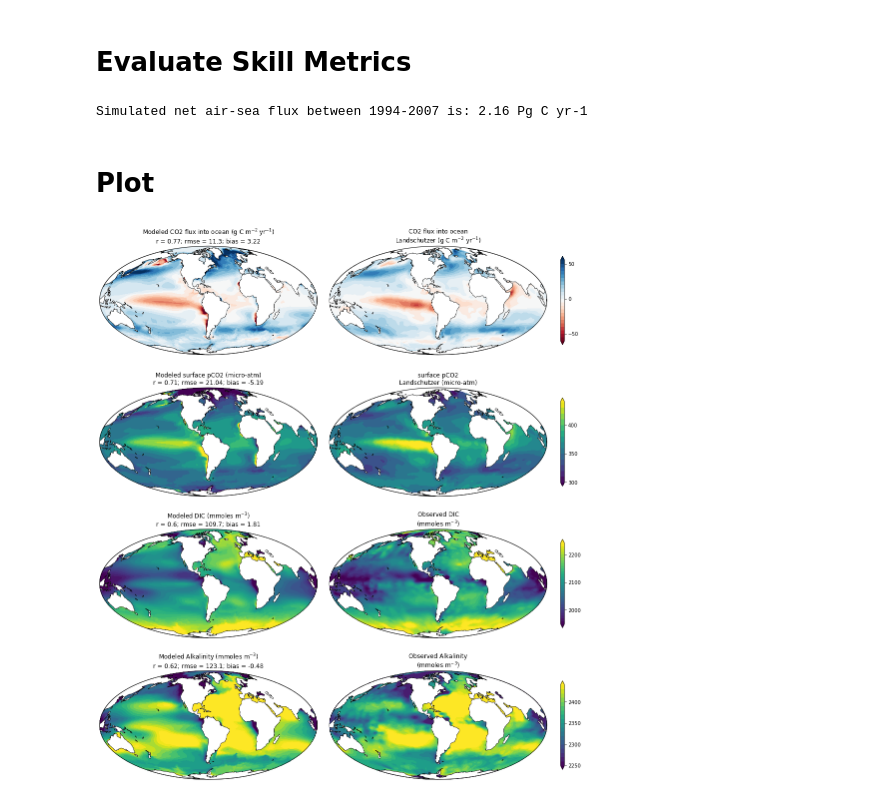
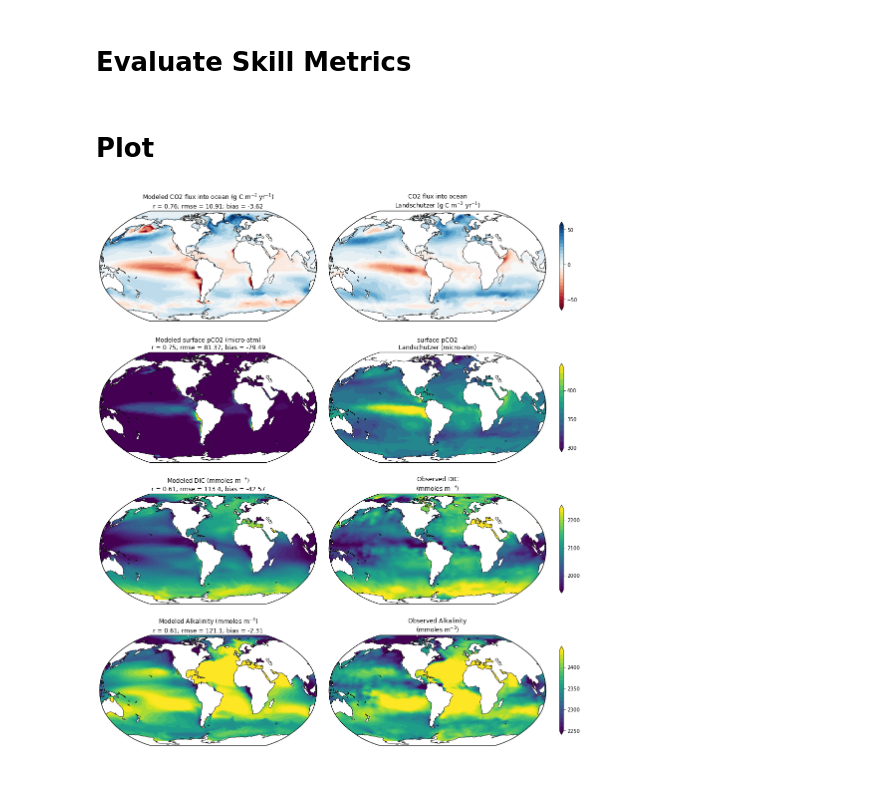
Before and after one commit to jessluo/COBALT_diagnostics, a Jupyter notebook: notebooks/Fig4_sfc_co2alk.ipynb, the cells around one changed output. Cells and saved outputs as stored; diff of their text form; code cells hidden in the pictures.

```diff
--- a/notebooks/Fig4_sfc_co2alk.ipynb
+++ b/notebooks/Fig4_sfc_co2alk.ipynb
@@ -17,13 +17,22 @@ import warnings
 warnings.filterwarnings('ignore')
 # %% [markdown]
 # Generate Paths
+# %%
+#expt = 'historical'
+expt = 'piControl'
 # %%
-file_path = '/archive/oar.gfdl.cmip6/ESM4/DECK/ESM4_historical_D1/gfdl.ncrc4-intel16-prod-openmp/pp'
+if expt=='historical':
+    file_path = '/archive/oar.gfdl.cmip6/ESM4/DECK/ESM4_historical_D1/gfdl.ncrc4-intel16-prod-openmp/pp'
+    years = ['1990-1994', '1995-1999', '2000-2004', '2005-2009', '2010-2014']
+
+if expt=='piControl':
+    file_path = '/archive/oar.gfdl.cmip6/ESM4/DECK/ESM4_piControl_D/gfdl.ncrc4-intel16-prod-openmp/pp'
+    years = ['0476-0480', '0481-0485', '0486-0490', '0491-0495', '0496-0500']
+
 diagType1 = 'ocean_cobalt_omip_tracers_year_z'
 diagType2 = 'ocean_cobalt_omip_2d'
 
 num_years = 25
-years = ['1990-1994', '1995-1999', '2000-2004', '2005-2009', '2010-2014']
 # %%
 # using python's list comprehension and path/string join method to put together the appropriate paths
 dot = '.'
@@ -54,5 +63,5 @@ fgco2_files = [dot.join([fgco2_file_prefix + diagType2, yy, fgco2_var, 'nc']) fo
 # %%
-grid_file = '/archive/oar.gfdl.cmip6/ESM4/DECK/ESM4_historical_D1/gfdl.ncrc4-intel16-prod-openmp/pp/ocean_annual/ocean_annual.static.nc'
+grid_file = file_path + '/ocean_annual/ocean_annual.static.nc'
 grid = xr.open_dataset(grid_file)
 # %% [markdown]
 # Read in Data
@@ -163,3 +170,10 @@ For Gruber comparison, selecting from 1994 to 2007
+# %%
+if expt=='piControl':
+    ds_dic = ds_dic.mean(dim='time')
+    ds_talk = ds_talk.mean(dim='time')
+    ds_ph = ds_ph.mean(dim='time')
+    ds_spco2 = ds_spco2.mean(dim='time')
+    ds_fgco2 = ds_fgco2.mean(dim='time')
 # %% [markdown]
 # Evaluate Skill Metrics
 # %%
@@ -258,7 +272,5 @@ fgco2_net_mod_gruber = (ds_fgco2.fgco2_gruber * grid.areacello).sum() / 1e15
 # %%
-print("Simulated net air-sea flux between 1994-2007 is: " + str(np.round(fgco2_net_mod_gruber.values,2)) + " Pg C yr-1")
+#print("Simulated net air-sea flux between 1994-2007 is: " + str(np.round(fgco2_net_mod_gruber.values,2)) + " Pg C yr-1")
-# %% [output]
-Simulated net air-sea flux between 1994-2007 is: 2.16 Pg C yr-1
 # %% [markdown]
 # Plot
 # %%
@@ -276,7 +288,7 @@ cmin=-60; cmax=60; cint=5
 levels=np.arange(cmin,cmax,cint)
 
 i=0
-ax[i]=plt.subplot(gs[0,0],projection=ccrs.Mollweide(central_longitude=290.0))
+ax[i]=plt.subplot(gs[0,0],projection=ccrs.Robinson(central_longitude=300.0))
 field=ds_fgco2.fgco2
 cs[i]=ax[i].contourf(grid.geolon.values, grid.geolat.values, field, transform=ccrs.PlateCarree(), levels=levels, cmap='RdBu', extend='both')
 ax[i].add_feature(cartopy.feature.LAND, zorder=1, facecolor='white', edgecolor='black', linewidth=0.75)
@@ -286,7 +298,7 @@ ax[i].set_title('Modeled CO2 flux into ocean (g C m$^{-2}$ yr$^{-1}$)\nr = ' + s
                  '; bias = ' + str(np.round(bias_fgco2,2)), fontsize=fs)
 
 i=1
-ax[i]=plt.subplot(gs[0,1],projection=ccrs.Mollweide(central_longitude=290.0))
+ax[i]=plt.subplot(gs[0,1],projection=ccrs.Robinson(central_longitude=300.0))
 field=fgco2_obs.fgco2_smoothed_monthclim_landschutzer_1992to2012
 cs[i]=ax[i].contourf(grid.geolon.values, grid.geolat.values, field, transform=ccrs.PlateCarree(), levels=levels, cmap='RdBu', extend='both')
 ax[i].add_feature(cartopy.feature.LAND, zorder=1, facecolor='white', edgecolor='black', linewidth=0.75)
@@ -302,7 +314,7 @@ cmin = 300; cmax = 450; cint=10
 levels=np.arange(cmin,cmax,cint)
 
 i=2
-ax[i]=plt.subplot(gs[1,0],projection=ccrs.Mollweide(central_longitude=290.0))
+ax[i]=plt.subplot(gs[1,0],projection=ccrs.Robinson(central_longitude=300.0))
 field=ds_spco2.spco2
 cs[i]=ax[i].contourf(grid.geolon.values, grid.geolat.values, field, transform=ccrs.PlateCarree(), levels=levels, extend='both')
 ax[i].add_feature(cartopy.feature.LAND, zorder=1, facecolor='white', edgecolor='black', linewidth=0.75)
@@ -312,7 +324,7 @@ ax[i].set_title('Modeled surface pCO2 (micro-atm)\nr = ' + str(np.round(r_spco2,
                  '; bias = ' + str(np.round(bias_spco2,2)), fontsize=fs)
 
 i=3
-ax[i]=plt.subplot(gs[1,1],projection=ccrs.Mollweide(central_longitude=290.0))
+ax[i]=plt.subplot(gs[1,1],projection=ccrs.Robinson(central_longitude=300.0))
 field=spco2_obs.spco2_smoothed_monthclim_landschutzer_1992to2012
 cs[i]=ax[i].contourf(grid.geolon.values, grid.geolat.values, field, transform=ccrs.PlateCarree(), levels=levels, extend='both')
 ax[i].add_feature(cartopy.feature.LAND, zorder=1, facecolor='white', edgecolor='black', linewidth=0.75)
@@ -328,7 +340,7 @@ cmin = 1950; cmax = 2250; cint = 10;
 levels=np.arange(cmin,cmax,cint)
 
 i=4
-ax[i]=plt.subplot(gs[2,0],projection=ccrs.Mollweide(central_longitude=290.0))
+ax[i]=plt.subplot(gs[2,0],projection=ccrs.Robinson(central_longitude=300.0))
 field=ds_dic.dissic
 cs[i]=ax[i].contourf(grid.geolon.values, grid.geolat.values, field, transform=ccrs.PlateCarree(), levels=levels, extend='both')
 ax[i].add_feature(cartopy.feature.LAND, zorder=1, facecolor='white', edgecolor='black', linewidth=0.75)
@@ -338,7 +350,7 @@ ax[i].set_title('Modeled DIC (mmoles m$^{-3}$)\nr = ' + str(np.round(r_dic,2)) +
                  '; bias = ' + str(np.round(bias_dic,2)), fontsize=fs)
 
 i=5
-ax[i]=plt.subplot(gs[2,1],projection=ccrs.Mollweide(central_longitude=290.0))
+ax[i]=plt.subplot(gs[2,1],projection=ccrs.Robinson(central_longitude=300.0))
 field=dic_obs.TCO2_glodap
 cs[i]=ax[i].contourf(grid.geolon.values, grid.geolat.values, field, transform=ccrs.PlateCarree(), levels=levels, extend='both')
 ax[i].add_feature(cartopy.feature.LAND, zorder=1, facecolor='white', edgecolor='black', linewidth=0.75)
@@ -346,34 +358,34 @@ ax[i].set_title('Observed DIC\n(mmoles m$^{-3}$)', fontsize=fs)
 
 cbar=plt.colorbar(cs[i], ticks=[2000,2100,2200], shrink=0.75)
 
 ###########################################################################
 # Alkalinity                                                              #
 ###########################################################################
 
 cmin = 2250; cmax = 2450; cint = 10
 levels=np.arange(cmin,cmax,cint)
 
 i=6
-ax[i]=plt.subplot(gs[3,0],projection=ccrs.Mollweide(central_longitude=290.0))
+ax[i]=plt.subplot(gs[3,0],projection=ccrs.Robinson(central_longitude=300.0))
 field=ds_talk.talk
 cs[i]=ax[i].contourf(grid.geolon.values, grid.geolat.values, field, transform=ccrs.PlateCarree(), levels=levels, extend='both')
 ax[i].add_feature(cartopy.feature.LAND, zorder=1, facecolor='white', edgecolor='black', linewidth=0.75)
 #cbar=plt.colorbar(cs[i], ticks=[-50,0,50])
 ax[i].set_title('Modeled Alkalinity (mmoles m$^{-3}$)\nr = ' + str(np.round(r_alk,2)) + \
                  '; rmse = ' + str(np.round(rmse_alk,1)) + \
                  '; bias = ' + str(np.round(bias_alk,2)), fontsize=fs)
 
 i=7
-ax[i]=plt.subplot(gs[3,1],projection=ccrs.Mollweide(central_longitude=290.0))
+ax[i]=plt.subplot(gs[3,1],projection=ccrs.Robinson(central_longitude=300.0))
 field=alk_obs.TAlk_glodap
 cs[i]=ax[i].contourf(grid.geolon.values, grid.geolat.values, field, transform=ccrs.PlateCarree(), levels=levels, extend='both')
 ax[i].add_feature(cartopy.feature.LAND, zorder=1, facecolor='white', edgecolor='black', linewidth=0.75)
 ax[i].set_title('Observed Alkalinity\n(mmoles m$^{-3}$)', fontsize=fs)
 
 cbar=plt.colorbar(cs[i], ticks=[2250,2300,2350,2400,2450], shrink=0.75)
 
 plt.tight_layout()
-fname = 'Fig4_sfc_co2alk_final'
+fname = 'Fig4_sfc_co2alk_'+expt
 plt.savefig('../plots/'+fname+'.png', dpi=300, bbox_inches='tight')
 # %% [output]
-[figure, old version]
+[figure, new version]
```
Also changed, not shown: parts of 5 cells of this notebook, 3 other files.
